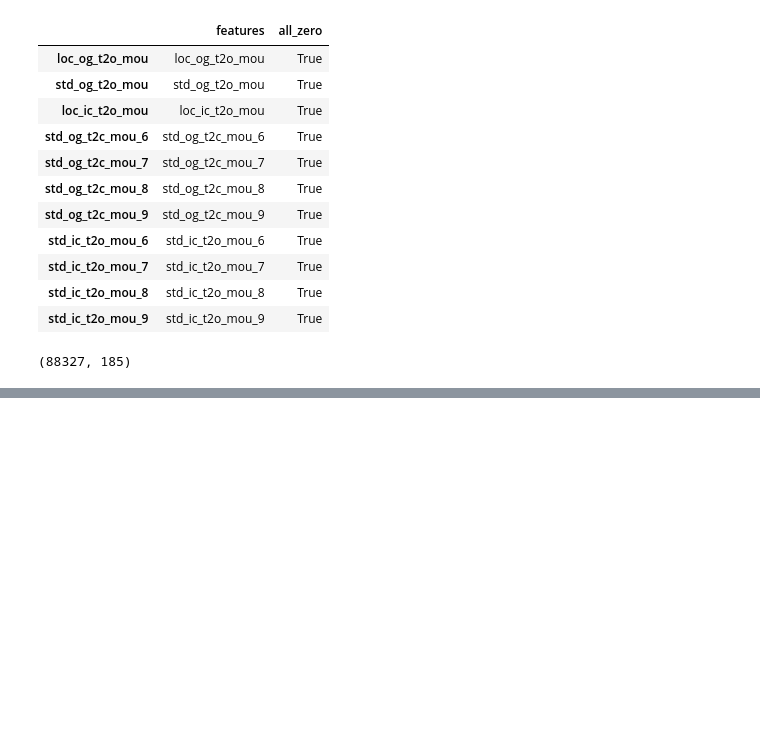
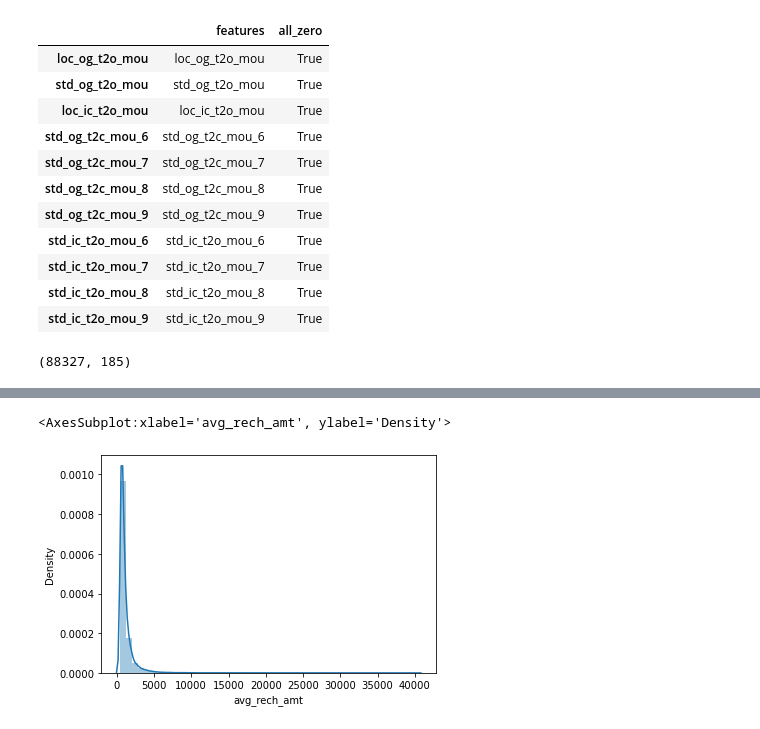
Before and after one commit to ved0507/telcom-churn-2021, a Jupyter notebook: Telcom_churn.ipynb, the cells around one changed output, grey strips where cells are left out. Cells and saved outputs as stored; diff of their text form; code cells hidden in the pictures; blank space fills up the shorter version.

```diff
--- a/Telcom_churn.ipynb
+++ b/Telcom_churn.ipynb
@@ -410,0 +510,5 @@ df_churn.describe()
+# %%
+sns.distplot(df.avg_rech_amt)
+# %% [output]
+<AxesSubplot:xlabel='avg_rech_amt', ylabel='Density'>
+[figure, added]
```
Also changed, not shown: parts of 34 cells of this notebook.
